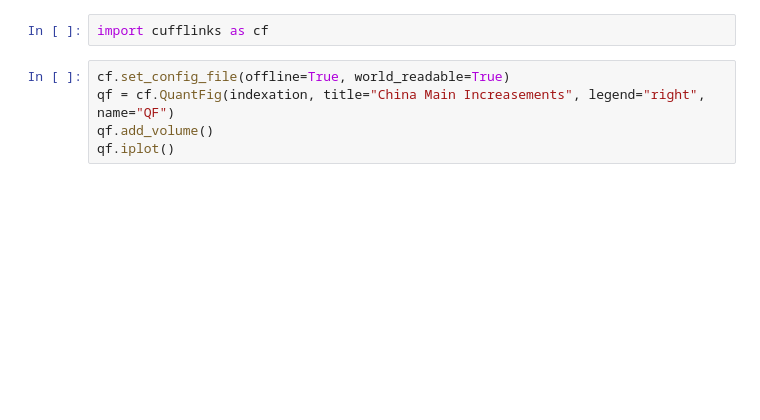
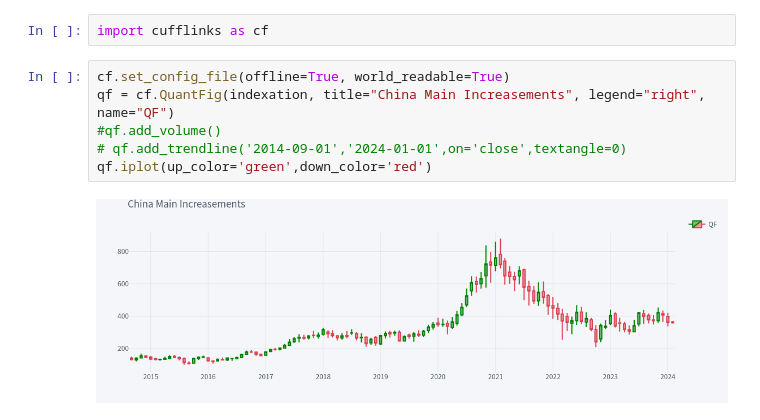
Before and after one commit to kaixindeken/china_indexation, a Jupyter notebook: increments_us.ipynb, the cells around one changed output. Cells and saved outputs as stored; diff of their text form; blank space fills up the shorter version.

```diff
--- a/increments_us.ipynb
+++ b/increments_us.ipynb
@@ -111,5 +145,8 @@ import cufflinks as cf
 # %%
 cf.set_config_file(offline=True, world_readable=True)
 qf = cf.QuantFig(indexation, title="China Main Increasements", legend="right", name="QF")
-qf.add_volume()
-qf.iplot()
+#qf.add_volume()
+# qf.add_trendline('2014-09-01','2024-01-01',on='close',textangle=0)
+qf.iplot(up_color='green',down_color='red')
+# %% [output]
+[figure, added]
```
Also changed, not shown: parts of 8 cells of this notebook, 2 other files.
